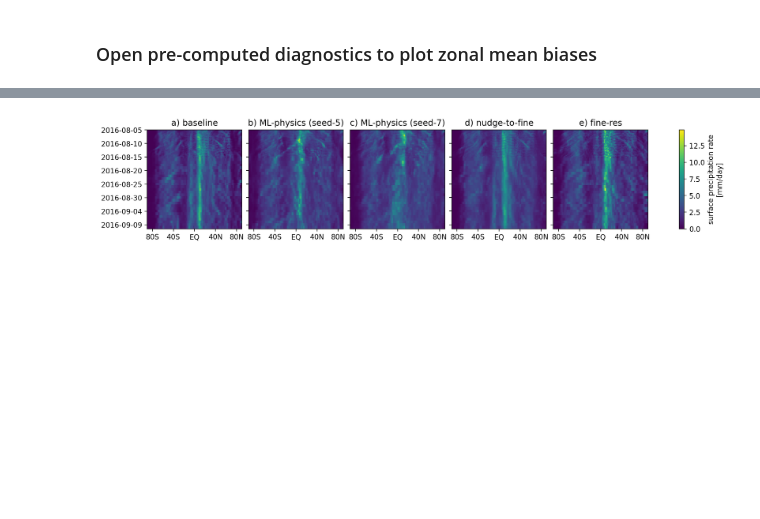
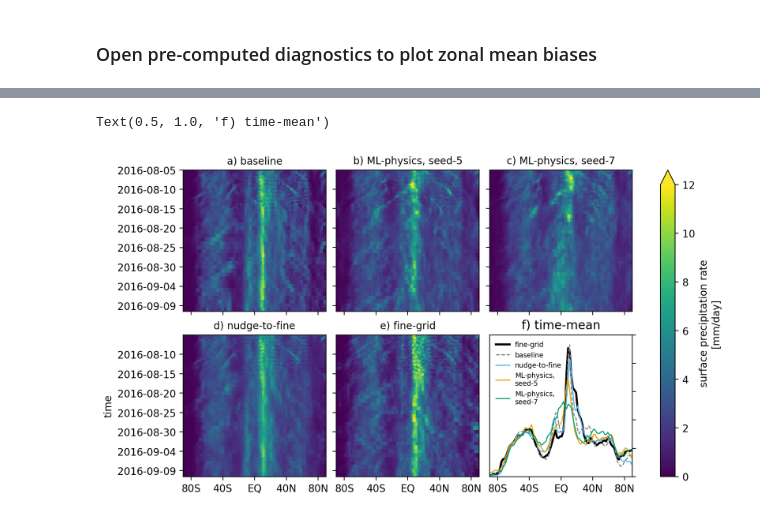
Before and after one commit to ai2cm/fine-grid-ml-physics-manuscript, a Jupyter notebook: notebooks/figure_8_9_10.ipynb, the cells around one changed output, grey strips where cells are left out. Saved outputs shown, nothing was run; the diff lists cells and outputs as text; code cells hidden in the pictures; blank space fills up the shorter version.

```diff
--- a/notebooks/figure_8_9_10.ipynb
+++ b/notebooks/figure_8_9_10.ipynb
@@ -45,6 +46,6 @@ reduced_diags_only_seed5 = reduced_diags_only_seed5.assign_coords(run=['baseline
 # %%
 value = 'total_precip_to_surface_zonal_mean_value'
 err = 'total_precip_to_surface_zonal_mean_bias'
-verif = (reduced_diags[value].isel(run=0) - reduced_diags[err].isel(run=0)).assign_coords(run='fine-res')
+verif = (reduced_diags[value].isel(run=0) - reduced_diags[err].isel(run=0)).assign_coords(run='fine-grid')
 hov = xr.concat([reduced_diags[value], verif], dim='run')
 # %%
@@ -69,10 +76,37 @@ make_nice_labels(fg)
-# %%
-plotme = hov
-plotme.attrs['long_name'] = 'surface precipitation rate'
-fg = plotme.plot(col='run', y='time', yincrease=False)
-fg.fig.set_size_inches((13.5, 2.8))
-fg.axes.flat[0].set_yticks([cftime.datetime(2016,8,5) + td for td in [timedelta(days=x) for x in range(0, 36, 5)]])
-fg.axes.flat[0].set_ylabel('')
-make_nice_labels(fg)
-# %% [output]
-[figure, removed]
+# %%
+plotme = hov
+plotme.attrs['long_name'] = 'surface precipitation rate'
+fg = plotme.plot(col='run', y='time', yincrease=False, col_wrap=3, vmin=0, vmax=12)
+fg.fig.set_size_inches((9, 5))
+fg.axes.flat[0].set_yticks([cftime.datetime(2016,8,5) + td for td in [timedelta(days=x) for x in range(0, 36, 5)]])
+fg.axes.flat[0].set_ylabel('')
+make_nice_labels(fg)
+
+ax = fg.fig.axes[5]
+time_mean_zonal_mean_precip = hov.sel(time=slice('2016-08-15', None)).mean('time')
+colors = {'baseline': 'grey', 'fine-grid': 'black', 'ML-physcs, seed-5': 'tab:green'}
+linestyles = {'baseline': '--'}
+linewidths = {'baseline': 1, 'fine-grid': 2}
+for run in time_mean_zonal_mean_precip.run.values[[4, 0, 3, 1, 2]]:
+    kwargs = {'color': colors.get(run), 'linestyle': linestyles.get(run), 'linewidth': linewidths.get(run, 1)}
+    time_mean_zonal_mean_precip.sel(run=run).plot(ax=ax, label=run.replace(' ', '\n'), **kwargs)
+ax.get_shared_y_axes().remove(ax)
+ax.set_ylim([0, 10])
+ax.set_visible(True)
+yticker = matplotlib.axis.Ticker()
+yloc = matplotlib.ticker.AutoLocator()
+yfmt = matplotlib.ticker.ScalarFormatter()
+ax.yaxis.major = yticker
+ax.yaxis.set_major_locator(yloc)
+ax.yaxis.set_major_formatter(yfmt)
+ax.yaxis.tick_right()
+ax.yaxis.set_ticks([0, 2, 4, 6, 8, 10])
+ax.legend(fontsize=6.8, frameon=False, loc=2)
+ax.set_xlabel('')
+ax.set_ylabel('')
+ax.set_title('f) time-mean')
+
+#fg.fig.sharey=False
+# %% [output]
+Text(0.5, 1.0, 'f) time-mean')
+[figure, added]
```
Also changed, not shown: parts of 14 cells of this notebook, 6 other files.
